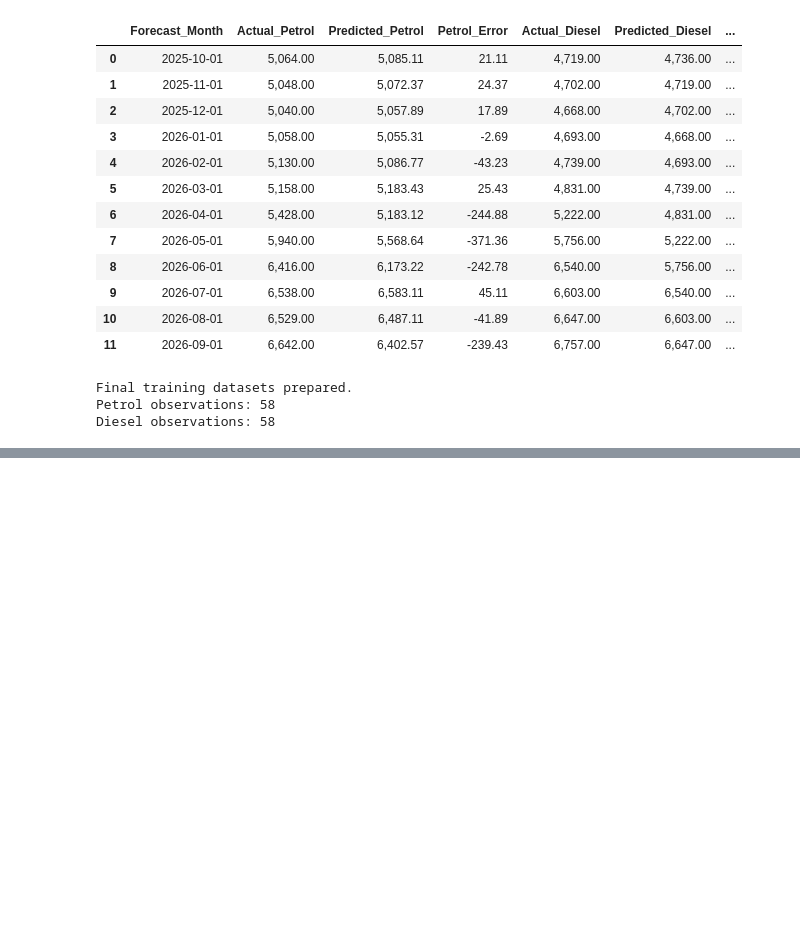
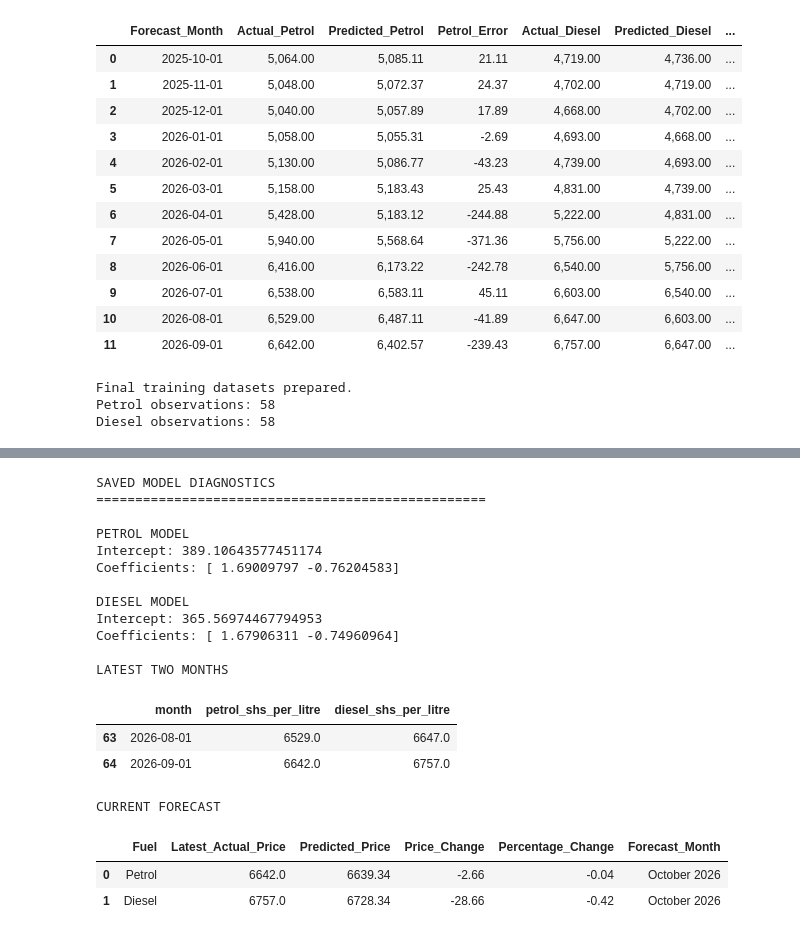
Before and after one commit to amon2100/kampala-fuel-price-predictor, a Jupyter notebook: notebooks/kampala-fuel-price-predictor.ipynb, the cells around one changed output, grey strips where cells are left out. Saved outputs shown, nothing was run; the diff lists cells and outputs as text; code cells hidden in the pictures; blank space fills up the shorter version.

```diff
--- a/notebooks/kampala-fuel-price-predictor.ipynb
+++ b/notebooks/kampala-fuel-price-predictor.ipynb
@@ -3991,0 +4652,42 @@ Diesel observations: 58
+# %%
+print("SAVED MODEL DIAGNOSTICS")
+print("=" * 50)
+
+print("\nPETROL MODEL")
+print("Intercept:", petrol_model.intercept_)
+print("Coefficients:", petrol_model.coef_)
+
+print("\nDIESEL MODEL")
+print("Intercept:", diesel_model.intercept_)
+print("Coefficients:", diesel_model.coef_)
+
+print("\nLATEST TWO MONTHS")
+display(
+    fuel_data[
+        ["month", "petrol_shs_per_litre",
+         "diesel_shs_per_litre"]
+    ].sort_values("month").tail(2)
+)
+
+print("\nCURRENT FORECAST")
+display(forecast_results.round(2))
+# %% [output]
+SAVED MODEL DIAGNOSTICS
+==================================================
+
+PETROL MODEL
+Intercept: 389.10643577451174
+Coefficients: [ 1.69009797 -0.76204583]
+
+DIESEL MODEL
+Intercept: 365.56974467794953
+Coefficients: [ 1.67906311 -0.74960964]
+
+LATEST TWO MONTHS
+|  | month | petrol_shs_per_litre | diesel_shs_per_litre |
+| 63 | 2026-08-01 | 6529.0 | 6647.0 |
+| 64 | 2026-09-01 | 6642.0 | 6757.0 |
+CURRENT FORECAST
+|  | Fuel | Latest_Actual_Price | Predicted_Price | Price_Change | Percentage_Change | Forecast_Month |
+| 0 | Petrol | 6642.0 | 6639.34 | -2.66 | -0.04 | October 2026 |
+| 1 | Diesel | 6757.0 | 6728.34 | -28.66 | -0.42 | October 2026 |
```
Also changed, not shown: parts of 14 cells of this notebook, 4 other files.
